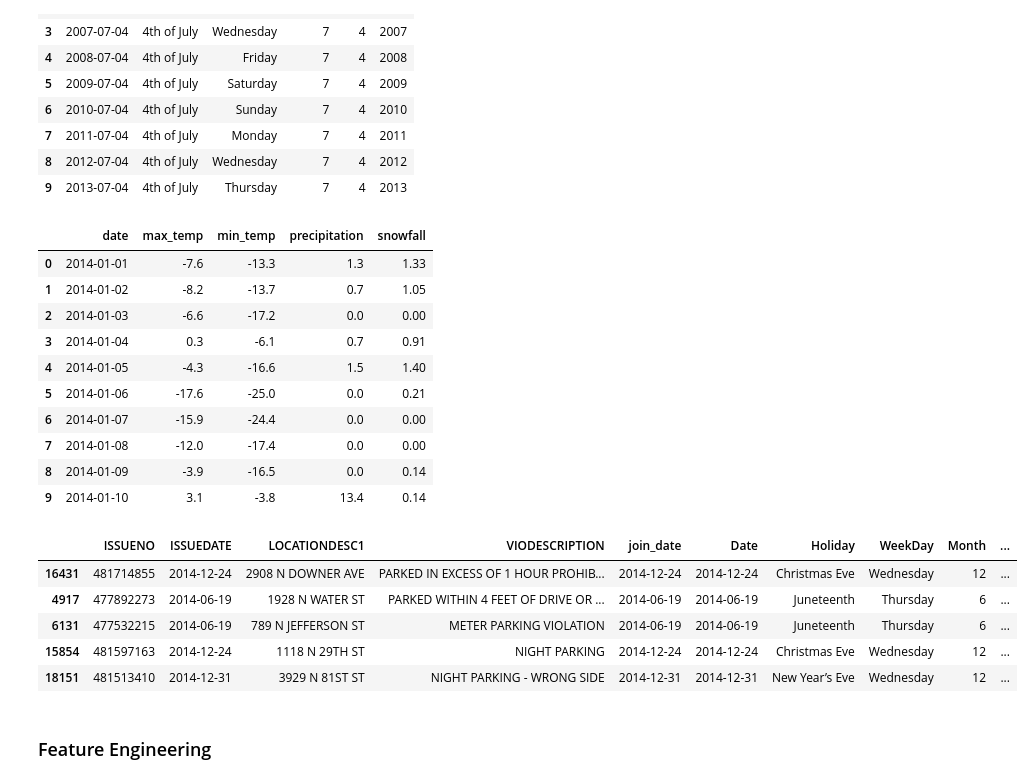
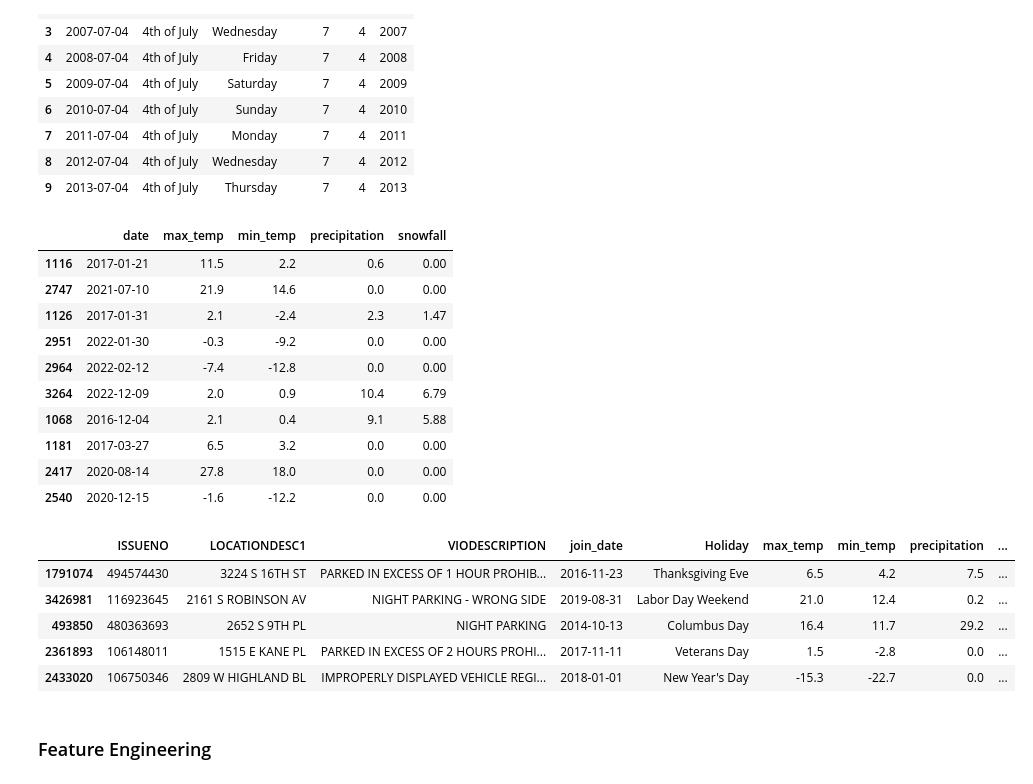
Before and after one commit to Josiah-MSOE/Milwaukee-Ticket-Data-Analysis, a Jupyter notebook: parking_final_project.ipynb, the cells around one changed output. Saved outputs shown, nothing was run; the diff lists cells and outputs as text; code cells hidden in the pictures.

```diff
--- a/parking_final_project.ipynb
+++ b/parking_final_project.ipynb
@@ -37,9 +38,17 @@ import openpyxl
 # %%
-# Loading in the parking data, just one year
+# Loading in the parking data [All Years now]  --  Runs in about 10 mins
 
-# tickets_df = pd.read_excel("C:/Users/eckbergj/.vscode/Milwaukee-Ticket-Data-Analysis/data/tickets_csv/2014_parking_citations_issued_open_records_request.xlsx")
-tickets_df = pd.read_excel("data/tickets_csv/2014_parking_citations_issued_open_records_request.xlsx")
+#tickets_df = pd.read_excel("data/tickets_csv/2014_parking_citations_issued_open_records_request.xlsx")
+data_dir = Path("data/tickets_csv")
 
-tickets_df.head(10)
+tickets_dfs = []
+
+for file in sorted(data_dir.glob("*.xlsx")):
+    df = pd.read_excel(file)
+    tickets_dfs.append(df)
+
+tickets = pd.concat(tickets_dfs, ignore_index=True)
+
+tickets.sample(5)
 # %% [output]
 |  | ISSUENO | ISSUEDATE | LOCATIONDESC1 | VIODESCRIPTION |
@@ -81,63 +97,67 @@ holidays_df.head(10)
 | 8 | 2012-07-04 | 4th of July | Wednesday | 7 | 4 | 2012 |
 | 9 | 2013-07-04 | 4th of July | Thursday | 7 | 4 | 2013 |
 # %%
-# weather data (https://open-meteo.com/)
-test_data = requests.get("https://archive-api.open-meteo.com/v1/archive?latitude=43.0389&longitude=-87.9065&start_date=2014-01-01&end_date=2014-12-31&daily=temperature_2m_max,temperature_2m_min,precipitation_sum,snowfall_sum&timezone=America%2FChicago")
+# weather data (https://open-meteo.com/)  [extended from 2012 - 2022]
+test_data = requests.get("https://archive-api.open-meteo.com/v1/archive?latitude=43.0389&longitude=-87.9065&start_date=2014-01-01&end_date=2022-12-31&daily=temperature_2m_max,temperature_2m_min,precipitation_sum,snowfall_sum&timezone=America%2FChicago")
 test_data_json = test_data.json()
 
 # minor cleaning of the weather data to get it into a dataframe
 weather_df = pd.DataFrame(test_data_json['daily'])
 weather_df['time'] = pd.to_datetime(weather_df['time'])
 weather_df = weather_df.rename(columns={'time': 'date', 'temperature_2m_max': 'max_temp', 'temperature_2m_min': 'min_temp', 'precipitation_sum': 'precipitation','snowfall_sum': 'snowfall'})
-weather_df.head(10)
+weather_df.sample(10)
 # %% [output]
 |  | date | max_temp | min_temp | precipitation | snowfall |
-| 0 | 2014-01-01 | -7.6 | -13.3 | 1.3 | 1.33 |
-| 1 | 2014-01-02 | -8.2 | -13.7 | 0.7 | 1.05 |
-| 2 | 2014-01-03 | -6.6 | -17.2 | 0.0 | 0.00 |
-| 3 | 2014-01-04 | 0.3 | -6.1 | 0.7 | 0.91 |
-| 4 | 2014-01-05 | -4.3 | -16.6 | 1.5 | 1.40 |
-| 5 | 2014-01-06 | -17.6 | -25.0 | 0.0 | 0.21 |
-| 6 | 2014-01-07 | -15.9 | -24.4 | 0.0 | 0.00 |
-| 7 | 2014-01-08 | -12.0 | -17.4 | 0.0 | 0.00 |
-| 8 | 2014-01-09 | -3.9 | -16.5 | 0.0 | 0.14 |
-| 9 | 2014-01-10 | 3.1 | -3.8 | 13.4 | 0.14 |
+| 1116 | 2017-01-21 | 11.5 | 2.2 | 0.6 | 0.00 |
+| 2747 | 2021-07-10 | 21.9 | 14.6 | 0.0 | 0.00 |
+| 1126 | 2017-01-31 | 2.1 | -2.4 | 2.3 | 1.47 |
+| 2951 | 2022-01-30 | -0.3 | -9.2 | 0.0 | 0.00 |
+| 2964 | 2022-02-12 | -7.4 | -12.8 | 0.0 | 0.00 |
+| 3264 | 2022-12-09 | 2.0 | 0.9 | 10.4 | 6.79 |
+| 1068 | 2016-12-04 | 2.1 | 0.4 | 9.1 | 5.88 |
+| 1181 | 2017-03-27 | 6.5 | 3.2 | 0.0 | 0.00 |
+| 2417 | 2020-08-14 | 27.8 | 18.0 | 0.0 | 0.00 |
+| 2540 | 2020-12-15 | -1.6 | -12.2 | 0.0 | 0.00 |
 # %%
 # clean and align date keys before joining
-tickets_clean = tickets_df.copy()
+tickets_clean = tickets.copy()
 holidays_clean = holidays_df.copy()
 weather_clean = weather_df.copy()
 
+# Datetime object
 tickets_clean['join_date'] = pd.to_datetime(tickets_clean['ISSUEDATE'], errors='coerce').dt.normalize()
 holidays_clean['join_date'] = pd.to_datetime(holidays_clean['Date'], errors='coerce').dt.normalize()
 weather_clean['join_date'] = pd.to_datetime(weather_clean['date'], errors='coerce').dt.normalize()
+
 
 # merge tickets with holidays and weather on a consistent datetime key
 combined_tickets_and_holidays_df = pd.merge(
     tickets_clean,
     holidays_clean,
-    how='inner', # in practice should be a left join
+    how='left',      # SWITCHED from 'inner' to 'left' to keep all tickets, even those without a holiday match (-> 'NAN')
     on='join_date'
  )
+
 combined_all_df = pd.merge(
     combined_tickets_and_holidays_df,
     weather_clean,
     how='left',
     on='join_date',
     suffixes=('_holiday', '_weather')
  )
 
-# combined_all_df = combined_all_df.drop(columns=['join_date','Date','date','ISSUEDATE'])
-# combined_all_df.head(10)
+# Dropping REDUNDANT columns from the joins and the Holiday data (since many become NAN, will grab the same date info later on)
+combined_all_df = combined_all_df.drop(columns=['ISSUEDATE','Date','date','WeekDay', 'Month', 'Day', 'Year'])
 
 # sample of the combined dataframe
-combined_all_df.sample(5)
+combined_all_df[combined_all_df['Holiday'].notnull()].sample(5)
+#combined_all_df.sample(5)
 # %% [output]
-|  | ISSUENO | ISSUEDATE | LOCATIONDESC1 | VIODESCRIPTION | join_date | Date | Holiday | WeekDay | Month | ... |
-| 16431 | 481714855 | 2014-12-24 | 2908 N DOWNER AVE | PARKED IN EXCESS OF 1 HOUR PROHIB... | 2014-12-24 | 2014-12-24 | Christmas Eve | Wednesday | 12 | ... |
-| 4917 | 477892273 | 2014-06-19 | 1928 N WATER ST | PARKED WITHIN 4 FEET OF DRIVE OR ... | 2014-06-19 | 2014-06-19 | Juneteenth | Thursday | 6 | ... |
-| 6131 | 477532215 | 2014-06-19 | 789 N JEFFERSON ST | METER PARKING VIOLATION | 2014-06-19 | 2014-06-19 | Juneteenth | Thursday | 6 | ... |
-| 15854 | 481597163 | 2014-12-24 | 1118 N 29TH ST | NIGHT PARKING | 2014-12-24 | 2014-12-24 | Christmas Eve | Wednesday | 12 | ... |
-| 18151 | 481513410 | 2014-12-31 | 3929 N 81ST ST | NIGHT PARKING - WRONG SIDE | 2014-12-31 | 2014-12-31 | New Year’s Eve | Wednesday | 12 | ... |
+|  | ISSUENO | LOCATIONDESC1 | VIODESCRIPTION | join_date | Holiday | max_temp | min_temp | precipitation | ... |
+| 1791074 | 494574430 | 3224 S 16TH ST | PARKED IN EXCESS OF 1 HOUR PROHIB... | 2016-11-23 | Thanksgiving Eve | 6.5 | 4.2 | 7.5 | ... |
+| 3426981 | 116923645 | 2161 S ROBINSON AV | NIGHT PARKING - WRONG SIDE | 2019-08-31 | Labor Day Weekend | 21.0 | 12.4 | 0.2 | ... |
+| 493850 | 480363693 | 2652 S 9TH PL | NIGHT PARKING | 2014-10-13 | Columbus Day | 16.4 | 11.7 | 29.2 | ... |
+| 2361893 | 106148011 | 1515 E KANE PL | PARKED IN EXCESS OF 2 HOURS PROHI... | 2017-11-11 | Veterans Day | 1.5 | -2.8 | 0.0 | ... |
+| 2433020 | 106750346 | 2809 W HIGHLAND BL | IMPROPERLY DISPLAYED VEHICLE REGI... | 2018-01-01 | New Year's Day | -15.3 | -22.7 | 0.0 | ... |
 # %% [markdown]
 ### Feature Engineering
```
Also changed, not shown: parts of 8 cells of this notebook.
